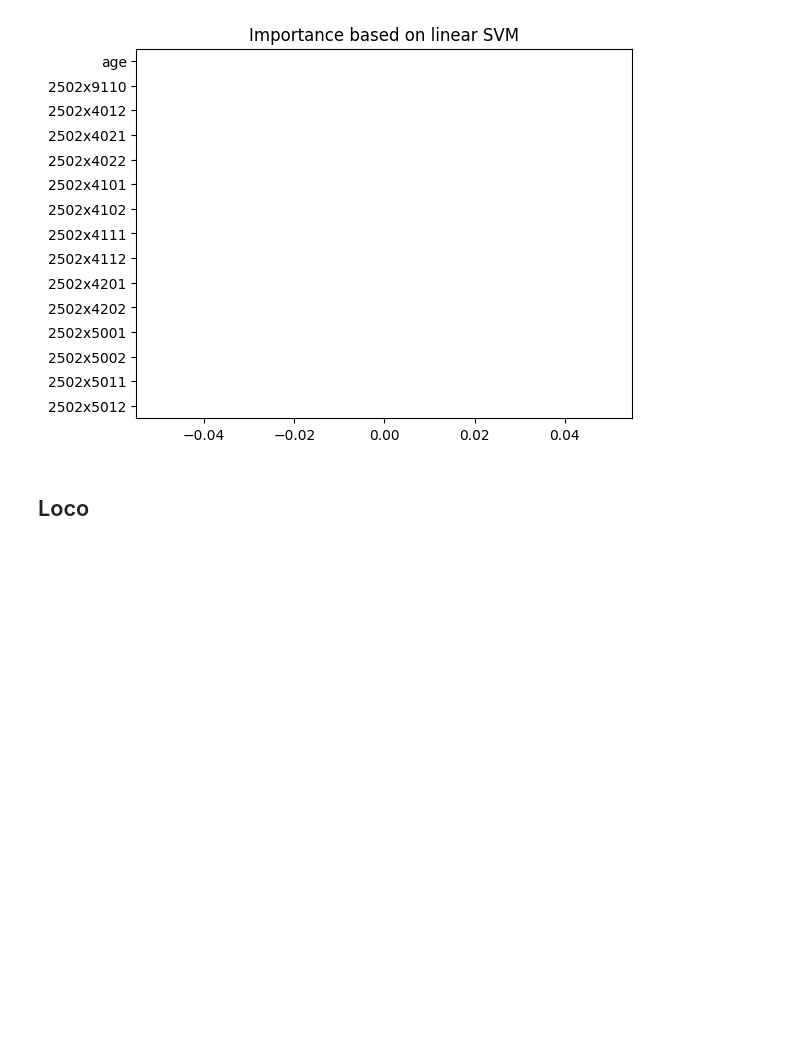
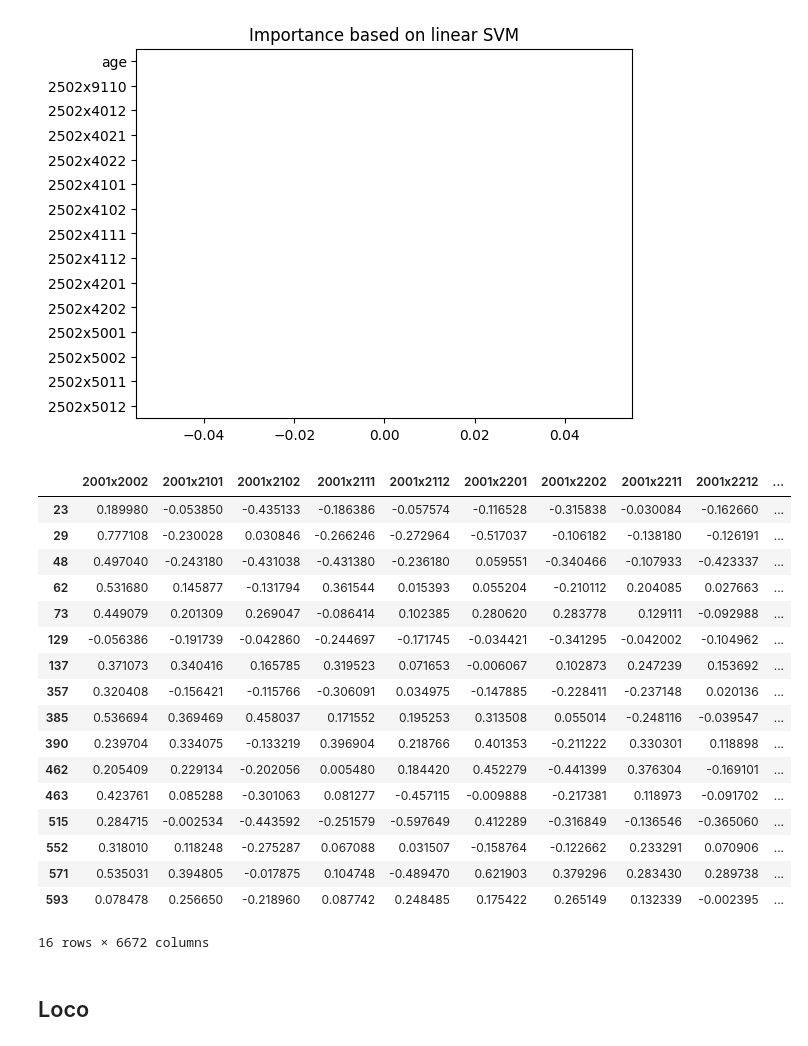
Before and after one commit to MattiaCastaldo/SL_HW2, a Jupyter notebook: rf-cor.ipynb, the cells around one changed output. Cells and saved outputs as stored; diff of their text form; code cells hidden in the pictures; blank space fills up the shorter version.

```diff
--- a/rf-cor.ipynb
+++ b/rf-cor.ipynb
@@ -344,6 +339,27 @@ sns.barplot(x = imp_values[:15], y = imp_cols[:15]).set(title='Importance based
 # %% [output]
 [Text(0.5, 1.0, 'Importance based on linear SVM')]
 [figure]
+# %%
+X[np.any(X.drop(columns='sex_male') == 0, axis = 1)]
+# %% [output]
+|  | 2001x2002 | 2001x2101 | 2001x2102 | 2001x2111 | 2001x2112 | 2001x2201 | 2001x2202 | 2001x2211 | 2001x2212 | ... |
+| 23 | 0.189980 | -0.053850 | -0.435133 | -0.186386 | -0.057574 | -0.116528 | -0.315838 | -0.030084 | -0.162660 | ... |
+| 29 | 0.777108 | -0.230028 | 0.030846 | -0.266246 | -0.272964 | -0.517037 | -0.106182 | -0.138180 | -0.126191 | ... |
+| 48 | 0.497040 | -0.243180 | -0.431038 | -0.431380 | -0.236180 | 0.059551 | -0.340466 | -0.107933 | -0.423337 | ... |
+| 62 | 0.531680 | 0.145877 | -0.131794 | 0.361544 | 0.015393 | 0.055204 | -0.210112 | 0.204085 | 0.027663 | ... |
+| 73 | 0.449079 | 0.201309 | 0.269047 | -0.086414 | 0.102385 | 0.280620 | 0.283778 | 0.129111 | -0.092988 | ... |
+| 129 | -0.056386 | -0.191739 | -0.042860 | -0.244697 | -0.171745 | -0.034421 | -0.341295 | -0.042002 | -0.104962 | ... |
+| 137 | 0.371073 | 0.340416 | 0.165785 | 0.319523 | 0.071653 | -0.006067 | 0.102873 | 0.247239 | 0.153692 | ... |
+| 357 | 0.320408 | -0.156421 | -0.115766 | -0.306091 | 0.034975 | -0.147885 | -0.228411 | -0.237148 | 0.020136 | ... |
+| 385 | 0.536694 | 0.369469 | 0.458037 | 0.171552 | 0.195253 | 0.313508 | 0.055014 | -0.248116 | -0.039547 | ... |
+| 390 | 0.239704 | 0.334075 | -0.133219 | 0.396904 | 0.218766 | 0.401353 | -0.211222 | 0.330301 | 0.118898 | ... |
+| 462 | 0.205409 | 0.229134 | -0.202056 | 0.005480 | 0.184420 | 0.452279 | -0.441399 | 0.376304 | -0.169101 | ... |
+| 463 | 0.423761 | 0.085288 | -0.301063 | 0.081277 | -0.457115 | -0.009888 | -0.217381 | 0.118973 | -0.091702 | ... |
+| 515 | 0.284715 | -0.002534 | -0.443592 | -0.251579 | -0.597649 | 0.412289 | -0.316849 | -0.136546 | -0.365060 | ... |
+| 552 | 0.318010 | 0.118248 | -0.275287 | 0.067088 | 0.031507 | -0.158764 | -0.122662 | 0.233291 | 0.070906 | ... |
+| 571 | 0.535031 | 0.394805 | -0.017875 | 0.104748 | -0.489470 | 0.621903 | 0.379296 | 0.283430 | 0.289738 | ... |
+| 593 | 0.078478 | 0.256650 | -0.218960 | 0.087742 | 0.248485 | 0.175422 | 0.265149 | 0.132339 | -0.002395 | ... |
+16 rows × 6672 columns
 # %% [markdown]
 ## Loco
 # %%
```
Also changed, not shown: parts of 12 cells of this notebook, 2 other files.
